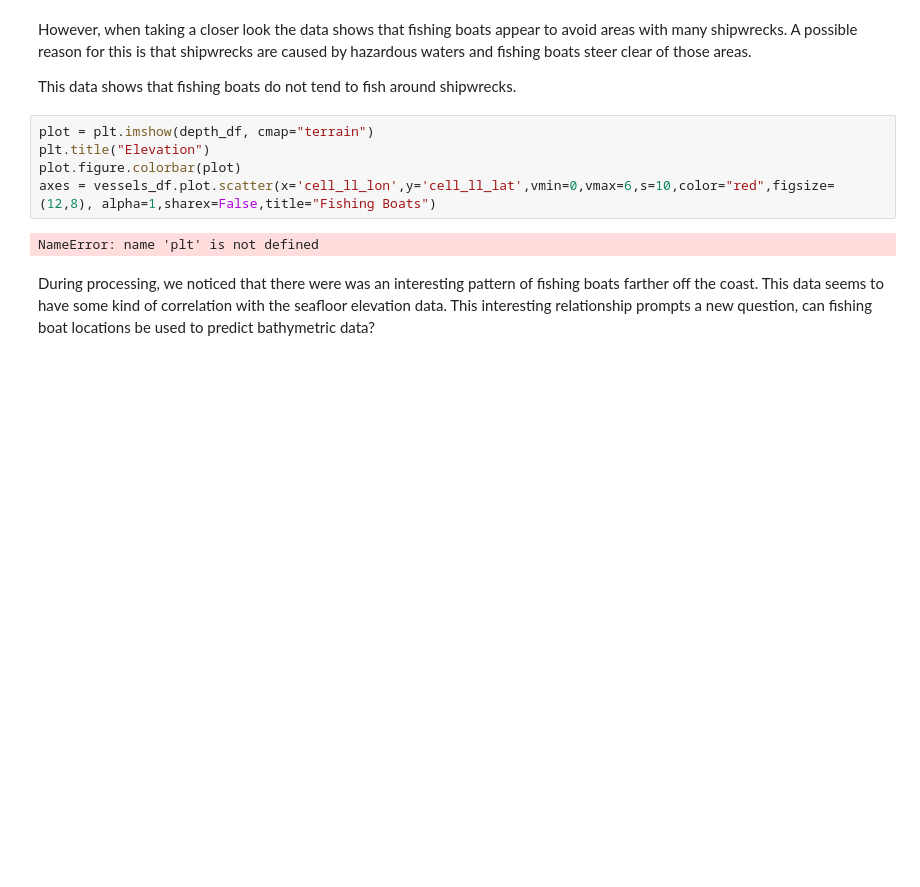
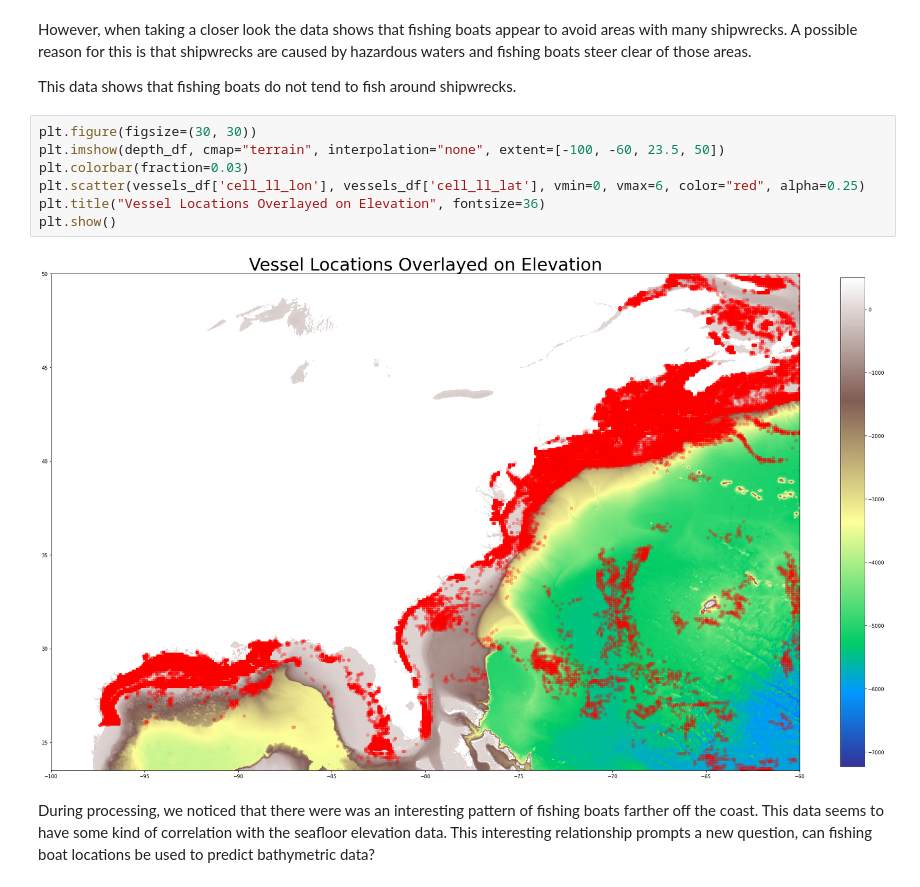
Before and after one commit to WillySwain/Fishwrecks, a Jupyter notebook: Project2.ipynb, the cells around one changed output. Cells and saved outputs as stored; diff of their text form; blank space fills up the shorter version.

Commit message:
overlaying the plots now works

```diff
--- a/Project2.ipynb
+++ b/Project2.ipynb
@@ -188,13 +202,15 @@ NameError: name 'wrecks_df' is not defined
 However, when taking a closer look the data shows that fishing boats appear to avoid areas with many shipwrecks. A possible reason for this is that shipwrecks are caused by hazardous waters and fishing boats steer clear of those areas.
 
 This data shows that fishing boats do not tend to fish around shipwrecks.
-# %%
-plot = plt.imshow(depth_df, cmap="terrain")
-plt.title("Elevation")
-plot.figure.colorbar(plot)
-axes = vessels_df.plot.scatter(x='cell_ll_lon',y='cell_ll_lat',vmin=0,vmax=6,s=10,color="red",figsize=(12,8), alpha=1,sharex=False,title="Fishing Boats")
-# %% [output]
-NameError: name 'plt' is not defined
+# %%
+plt.figure(figsize=(30, 30))
+plt.imshow(depth_df, cmap="terrain", interpolation="none", extent=[-100, -60, 23.5, 50])
+plt.colorbar(fraction=0.03)
+plt.scatter(vessels_df['cell_ll_lon'], vessels_df['cell_ll_lat'], vmin=0, vmax=6, color="red", alpha=0.25)
+plt.title("Vessel Locations Overlayed on Elevation", fontsize=36)
+plt.show()
+# %% [output]
+[figure, added]
 # %% [markdown]
 During processing, we noticed that there were was an interesting pattern of fishing boats farther off the coast. This data seems to have some kind of correlation with the seafloor elevation data. This interesting relationship prompts a new question, can fishing boat locations be used to predict bathymetric data?
 # %% [markdown]
```
Also changed, not shown: parts of 3 cells of this notebook.
